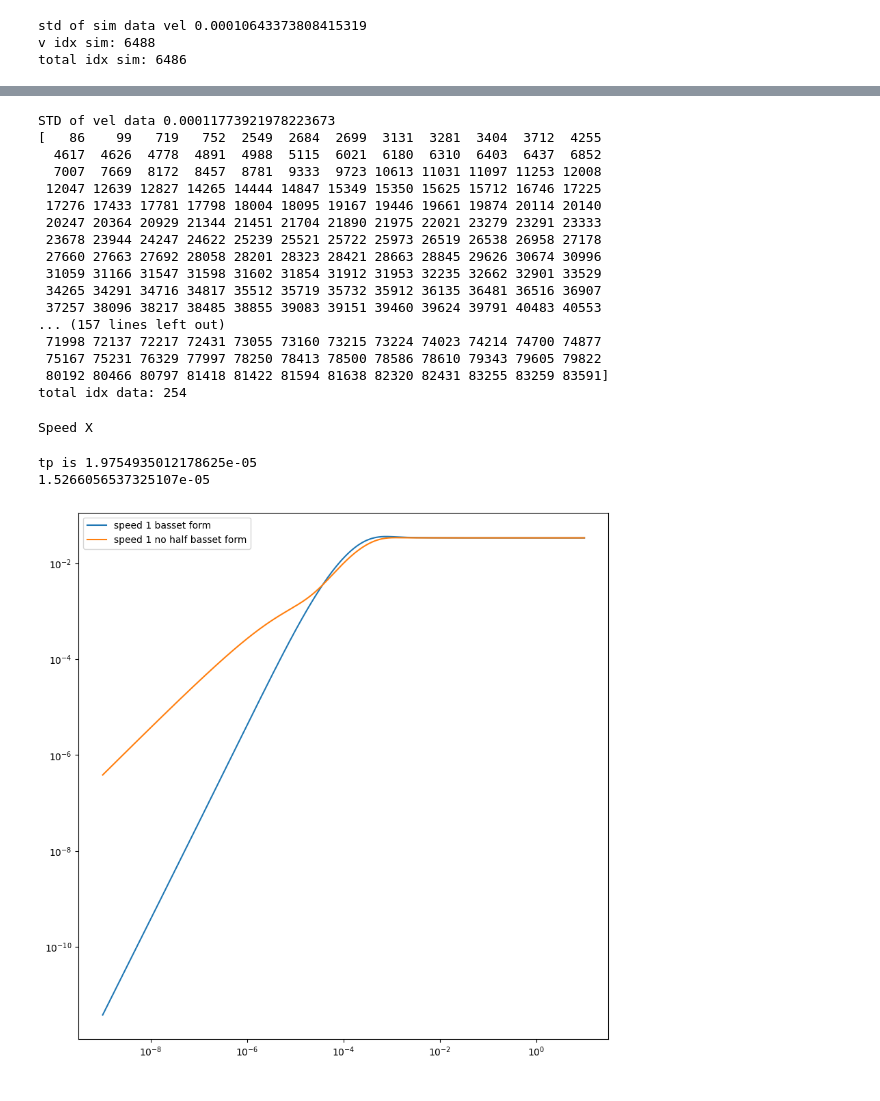
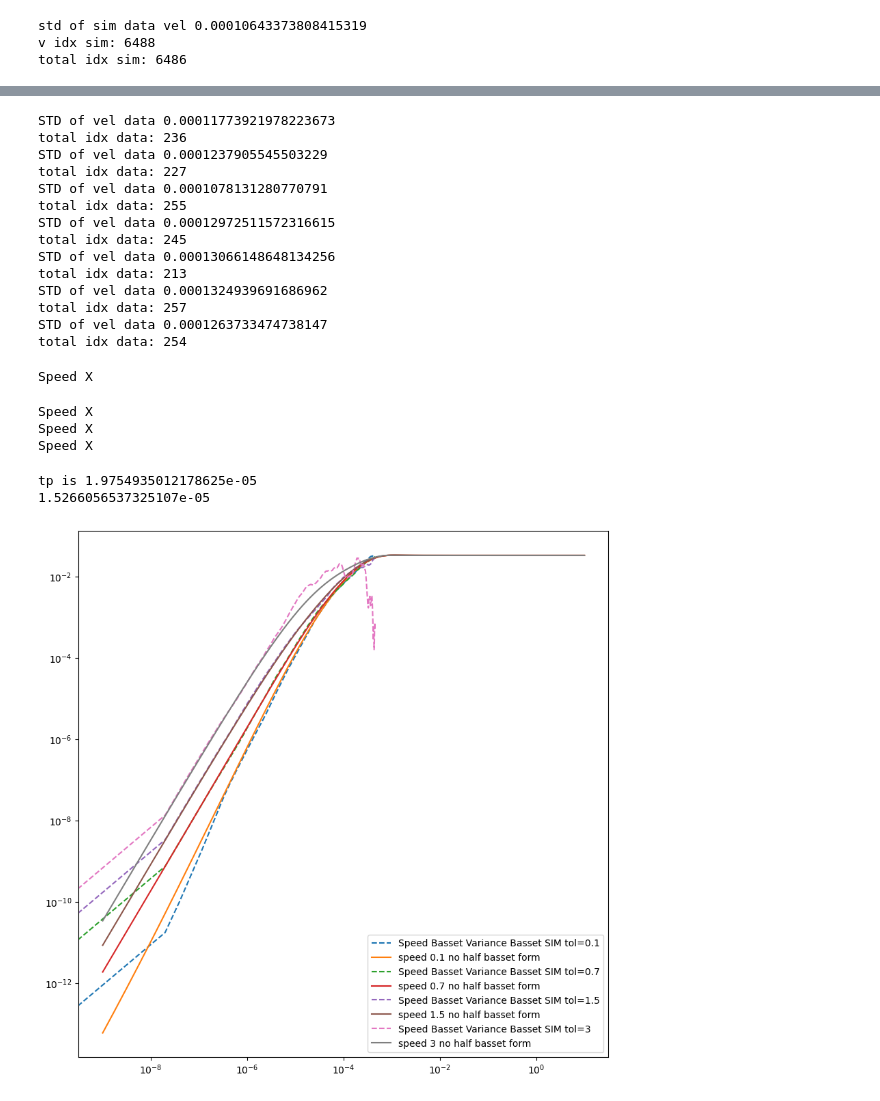
Before and after one commit to mcthumann/Brownian_Data_Analysis, a Jupyter notebook: polished_scripts/Analytical_Simulation_Data_Trio.ipynb, the cells around one changed output, grey strips where cells are left out. Saved outputs shown, nothing was run; the diff lists cells and outputs as text; code cells hidden in the pictures.

```diff
--- a/polished_scripts/Analytical_Simulation_Data_Trio.ipynb
+++ b/polished_scripts/Analytical_Simulation_Data_Trio.ipynb
@@ -269,10 +264,10 @@ total idx sim: 6486
 # %%
 # LOOK FOR SPECIFIC SPEEDS
 # SIM PART 3
-speeds = [1]
+speeds = [.1, .7, 1.5, 3]
 # GET THE VAR INT MSD
 sim_speeds_msds = []
-speed_tol = .0009
+speed_tol = .0003
 lag_times_speed = 0
 for speed in speeds:
     all_speed_msd_sim = []
@@ -357,7 +361,6 @@ for tol in tols:
         print("STD of vel data "+ str(np.std(v_traces_data[i])/_gain))
         v_tolerance = (tol * np.average(np.abs((v_traces_data[0]))))
         v_indices = np.where(np.abs(v_traces_data[i]) < v_tolerance)[0]
-        print(v_indices)
         last_idx = -np.inf
 
         # p_tolerance = (tol * np.std(traces_data[i]))
@@ -411,19 +414,16 @@ for tol in tols:
     data_tol_msds.append(init_msd_data)
 # %% [output]
 STD of vel data 0.00011773921978223673
-[   86    99   719   752  2549  2684  2699  3131  3281  3404  3712  4255
-  4617  4626  4778  4891  4988  5115  6021  6180  6310  6403  6437  6852
-  7007  7669  8172  8457  8781  9333  9723 10613 11031 11097 11253 12008
- 12047 12639 12827 14265 14444 14847 15349 15350 15625 15712 16746 17225
- 17276 17433 17781 17798 18004 18095 19167 19446 19661 19874 20114 20140
- 20247 20364 20929 21344 21451 21704 21890 21975 22021 23279 23291 23333
- 23678 23944 24247 24622 25239 25521 25722 25973 26519 26538 26958 27178
- 27660 27663 27692 28058 28201 28323 28421 28663 28845 29626 30674 30996
- 31059 31166 31547 31598 31602 31854 31912 31953 32235 32662 32901 33529
- 34265 34291 34716 34817 35512 35719 35732 35912 36135 36481 36516 36907
- 37257 38096 38217 38485 38855 39083 39151 39460 39624 39791 40483 40553
-... (157 lines left out)
- 71998 72137 72217 72431 73055 73160 73215 73224 74023 74214 74700 74877
- 75167 75231 76329 77997 78250 78413 78500 78586 78610 79343 79605 79822
- 80192 80466 80797 81418 81422 81594 81638 82320 82431 83255 83259 83591]
+total idx data: 236
+STD of vel data 0.0001237905545503229
+total idx data: 227
+STD of vel data 0.0001078131280770791
+total idx data: 255
+STD of vel data 0.00012972511572316615
+total idx data: 245
+STD of vel data 0.00013066148648134256
+total idx data: 213
+STD of vel data 0.0001324939691686962
+total idx data: 257
+STD of vel data 0.0001263733474738147
 total idx data: 254
@@ -430,14 +498,10 @@ total idx data: 254
 # %%
-
-from utils import full_hydro_msd, compute_roots
-
-roots = compute_roots(_m, _K, _r, _viscous, _rho_f)
 times_analytic = np.logspace(-9, 1, 1000)
 
 mu = 0
 # sigma_v = np.sqrt(_k_b*_temp/_m)
 sigma_x = np.sqrt(_k_b*_temp/_K)
-num_samples = 1000
+num_samples = 100
 
 # initial_conditions_v = np.random.normal(mu, sigma_v, num_samples)
 initial_conditions_x = np.random.normal(mu, sigma_x, num_samples)
@@ -454,8 +518,8 @@ speeds_analytic_no_half = []
 for speed in speeds:
     print("Speed X")
     for i in range(num_samples):
-        results_speed[i, :] = full_hydro_msd(0, times_analytic, _m, _K, _r, _viscous, _rho_f, initial_conditions_x[i], speed* np.std(v_traces_sim[0]), roots, _temp)
-        results_speed_no_half[i, :] = full_hydro_msd_no_half(0, times_analytic, _m, _K, _r, _viscous, _rho_f, initial_conditions_x[i], speed* np.std(v_traces_sim[0]), roots, _temp)
+        results_speed[i, :] = stat_hydro_msd(times_analytic, roots)
+        results_speed_no_half[i, :] = full_hydro_msd(0, times_analytic, _m, _K, _r, _viscous, _rho_f, initial_conditions_x[i], speed* np.std(v_traces_sim[0]))
     speeds_analytic.append(results_speed.mean(axis=0))
     speeds_analytic_no_half.append(results_speed_no_half.mean(axis=0))
     results_speed = np.zeros((num_samples, len(times_analytic)))
@@ -464,6 +528,9 @@ for speed in speeds:
 averaged_initial_msd = results.mean(axis=0)
 # %% [output]
 Speed X
+Speed X
+Speed X
+Speed X
 # %%
 # GRAPHING
 plt.figure(figsize=(10,10))
@@ -478,10 +545,10 @@ for tol in tols:
 WN_EQ_analytic = msd_wn(times_analytic)
 basset_msd = hydro_msd(times_analytic)
 
-laplace_form = full_hydro_msd(0, times_analytic, _m, _K, _r, _viscous, _rho_f, np.sqrt(_k_b*_temp/_K), 0, roots, _temp)
-laplace_form2 = full_hydro_msd(0, times_analytic, _m, _K, _r, _viscous, _rho_f, np.sqrt(_k_b*_temp/_K), (.5 * np.average(np.abs((v_traces_data[0]))))/_gain, roots, _temp)
+# laplace_form = full_hydro_msd(0, times_analytic, _m, _K, _r, _viscous, _rho_f, np.sqrt(_k_b*_temp/_K), 0, roots, _temp)
+# laplace_form2 = full_hydro_msd(0, times_analytic, _m, _K, _r, _viscous, _rho_f, np.sqrt(_k_b*_temp/_K), (.5 * np.average(np.abs((v_traces_data[0]))))/_gain, roots, _temp)
 # stationairy1 = full_hydro_msd(1000, 1000+times_analytic, _m, _K, _r, _viscous, _rho_f, np.sqrt(_k_b*_temp/_K), np.sqrt(_k_b*_temp/_m), roots, _temp)
-stationairy2 = full_hydro_msd(1000, 1000+times_analytic, _m, _K, _r, _viscous, _rho_f, 0,0, roots, _temp)
+# stationairy2 = full_hydro_msd(1000, 1000+times_analytic, _m, _K, _r, _viscous, _rho_f, 0,0, roots, _temp)
 
 def form_func(times):
     return (2/3)*(12/5)*(np.sqrt((_rho_f*_r**2/_viscous)/np.pi))*(times)**(5/2)*(_k_b*_temp/(_m**2/_v_force)) - 2/3 * (_k_b*_temp/(_m**2/_v_force))*(times)**(3)
@@ -513,8 +580,8 @@ def graph_2(times):
 
 # SPEEDS
 for i in range(len(speeds)):
-    # plt.plot(lag_times_speed[:], sim_speeds_msds[i][:]*_gain**2, linestyle = 'dashed', label=f"Speed Basset Variance Basset SIM tol={speeds[i]}")
-    plt.plot(times_analytic, speeds_analytic[i]*_gain**2, label=f"speed {speeds[i]} basset form")
+    plt.plot(lag_times_speed[:], sim_speeds_msds[i][:]*_gain**2, linestyle = 'dashed', label=f"Speed Basset Variance Basset SIM tol={speeds[i]}")
+    # plt.plot(times_analytic, speeds_analytic[i]*_gain**2, label=f"speed {speeds[i]} basset form")
     plt.plot(times_analytic, speeds_analytic_no_half[i]*_gain**2, label=f"speed {speeds[i]} no half basset form")
 
 
@@ -529,31 +596,31 @@ for i in range(len(speeds)):
 # eq_data = np.column_stack((lag_times_data[1:], eq_msd_data[1:]))
 # eq_form = np.column_stack((times_analytic, basset_msd*_gain**2))
 
 # Save to a text file
 # np.savetxt('../data/data.dat', data, fmt='%.15e', delimiter=' ', header='# lag msd_z_ic', comments='')
 # np.savetxt('../data/a_form.dat', a_form, fmt='%.15e', delimiter=' ', header='# lag msd_z_ic', comments='')
 # np.savetxt('../data/eq_data.dat', eq_data, fmt='%.15e', delimiter=' ', header='# lag msd_z_ic', comments='')
 # np.savetxt('../data/eq_form.dat', eq_form, fmt='%.15e', delimiter=' ', header='# lag msd_z_ic', comments='')
 
 # ONE TIME GRAPH
 # plt.plot(times_analytic, analytic_tol_msds[0], linestyle='dashed', label=f"Initial Variable Variance White tol={tols[0]}")
 # plt.plot(times_analytic, analytic_tol_msds[-1], linestyle='dashed', label=f"Initial Variable Variance White tol={tols[-1]}")
 # plt.plot(times_analytic, analytic_tol_msds[3], linestyle='dashed', label=f"Initial Variable Variance White tol={tols[3]}")
 #
 # plt.plot(init_lag_times_sim[1:], sim_tol_msds[0][1:], label=f"Initial Variable Basset Variance Basset SIM tol={tols[0]}")
 # plt.plot(init_lag_times_sim[1:], sim_tol_msds[-1][1:], label=f"Initial Variable Basset Variance Basset SIM tol={tols[-1]}")
 # plt.plot(init_lag_times_sim[1:], sim_tol_msds[3][1:], label=f"Initial Variable Basset Variance Basset SIM tol={tols[3]}")
 
 
 # plt.xlim(left =1E-7, right=5E-2)
 # plt.ylim(bottom=1E-8, top =5e-2)
 # plt.xlim(left =3E-7, right=5E-5)
 # plt.ylim(bottom=1E-22, top =5e-18)
 plt.xscale('log')
 plt.yscale('log')
 plt.legend()
 plt.show()
 # %% [output]
 tp is 1.9754935012178625e-05
 1.5266056537325107e-05
-[figure, old version]
+[figure, new version]
```
Also changed, not shown: parts of 8 cells of this notebook.
